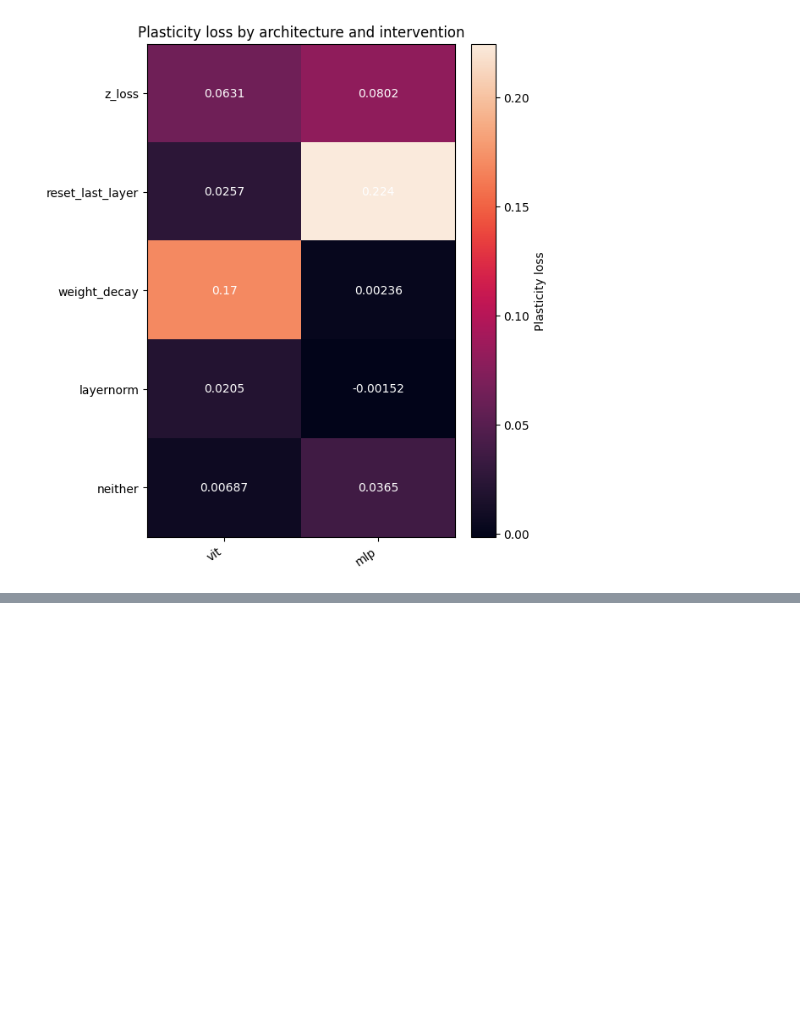
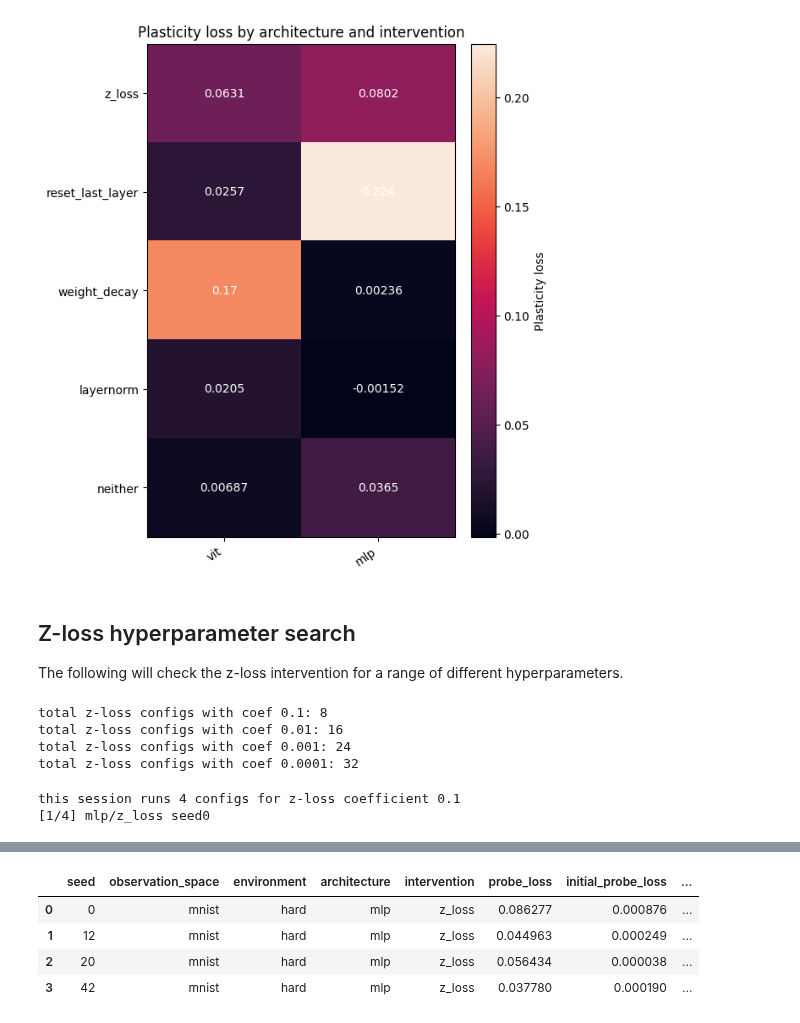
Before and after one commit to mahdigheidi/Masters-Study-Project, a Jupyter notebook: notebooks/figure6_intervention_matrix_standalone.ipynb, the cells around one changed output, grey strips where cells are left out. Cells and saved outputs as stored; diff of their text form; code cells hidden in the pictures; blank space fills up the shorter version.

Commit message:
add z-loss hyperparam search

```diff
--- a/notebooks/figure6_intervention_matrix_standalone.ipynb
+++ b/notebooks/figure6_intervention_matrix_standalone.ipynb
@@ -1085,3 +1082,42 @@ fig
 Saved intervention matrix figure to /Users/mahdigheidi/Documents/Univ/Masters-Study-Project/notebooks/outputs/figures/figure6_intervention_matrix.png
 [figure]
 [figure]
+# %% [markdown]
+## Z-loss hyperparameter search
+
+The following will check the z-loss intervention for a range of different hyperparameters.
+# %%
+z_loss_coefs = [1e-1, 1e-2, 1e-3, 1e-4]
+z_loss_configs = []
+
+for coef in z_loss_coefs:
+
+    z_loss_new_configs = make_intervention_matrix_configs(
+        data_root=str(DATA_ROOT),
+        environment="hard",
+        seeds=(0, 12, 20, 42),
+        interventions=("z_loss",)
+    )
+    for config in z_loss_new_configs:
+        config.z_loss_coef = coef
+    z_loss_configs.extend(z_loss_new_configs)
+    print(f"total z-loss configs with coef {coef}: {len(z_loss_configs)}")
+# %% [output]
+total z-loss configs with coef 0.1: 8
+total z-loss configs with coef 0.01: 16
+total z-loss configs with coef 0.001: 24
+total z-loss configs with coef 0.0001: 32
+# %%
+# running chunks
+
+coef_run = 1e-2
+
+chunk = [c for c in z_loss_configs if c.architecture == "mlp" and c.z_loss_coef == coef_run]
+chunk_name = f"mlp_hard_zloss_coef{coef_run}"  # used in the output filename
+
+print(f"this session runs {len(chunk)} configs for z-loss coefficient {coef_run}")
+
+run_intervention_matrix(chunk, save_path=TABLES_DIR / f"figure6_chunk_{chunk_name}.csv")
+# %% [output]
+this session runs 4 configs for z-loss coefficient 0.1
+[1/4] mlp/z_loss seed0
@@ -1087,0 +1132,5 @@ Saved intervention matrix figure to /Users/mahdigheidi/Documents/Univ/Masters-St
+|  | seed | observation_space | environment | architecture | intervention | probe_loss | initial_probe_loss | ... |
+| 0 | 0 | mnist | hard | mlp | z_loss | 0.086277 | 0.000876 | ... |
+| 1 | 12 | mnist | hard | mlp | z_loss | 0.044963 | 0.000249 | ... |
+| 2 | 20 | mnist | hard | mlp | z_loss | 0.056434 | 0.000038 | ... |
+| 3 | 42 | mnist | hard | mlp | z_loss | 0.037780 | 0.000190 | ... |
```
Also changed, not shown: parts of 4 cells of this notebook, 1 other file.
